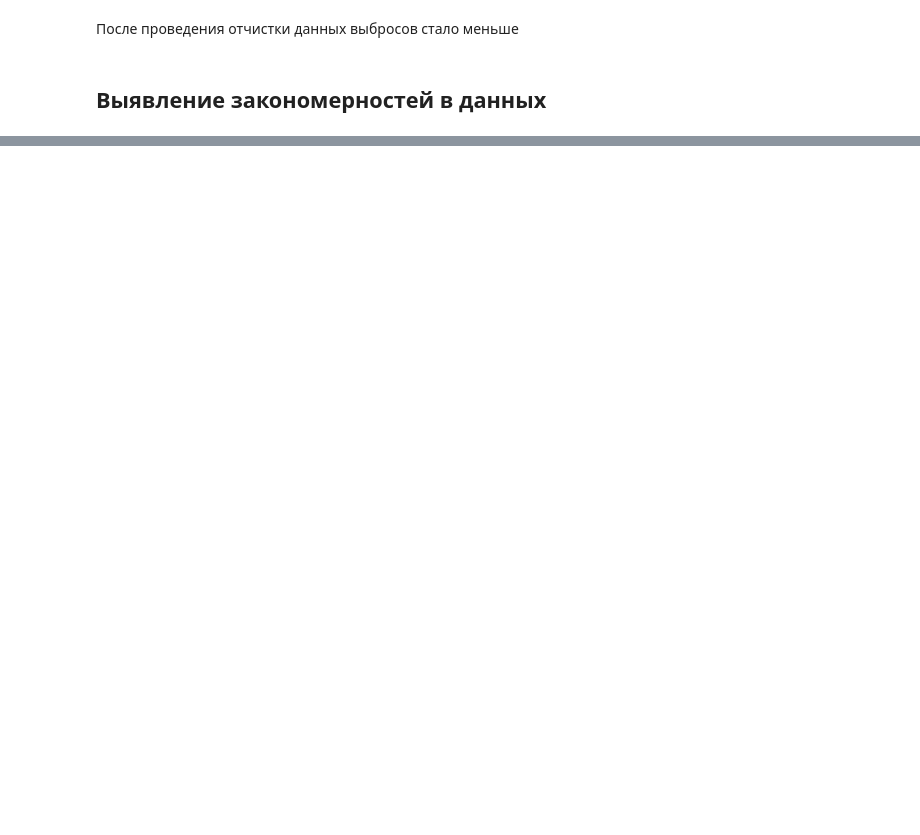
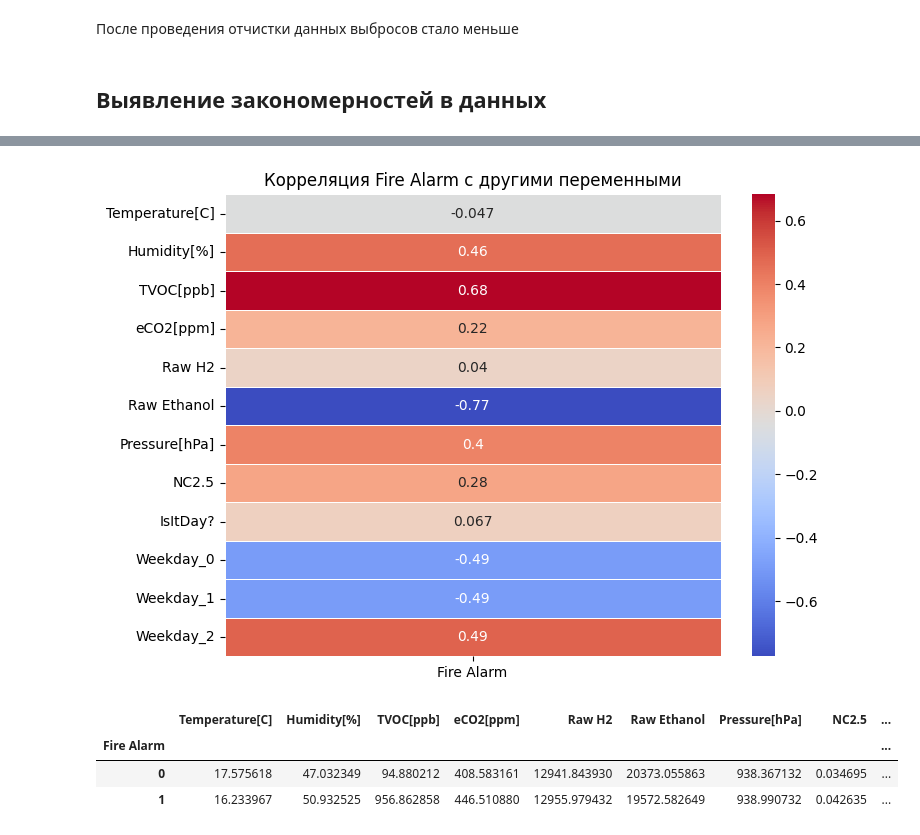
Before and after one commit to smnk-1/ML-studying, a Jupyter notebook: notebooks/SmokeDetectorEDA.ipynb, the cells around one changed output, grey strips where cells are left out. Saved outputs shown, nothing was run; the diff lists cells and outputs as text; code cells hidden in the pictures; blank space fills up the shorter version.

```diff
--- a/notebooks/SmokeDetectorEDA.ipynb
+++ b/notebooks/SmokeDetectorEDA.ipynb
@@ -266,0 +280,18 @@ plt.show()
+# %%
+data.drop(columns=['PM1.0', 'PM2.5', 'NC0.5', 'NC1.0'], inplace=True)
+# %%
+corr = data.corr()["Fire Alarm"].drop("Fire Alarm")
+
+plt.figure(figsize=(8, 6))
+sns.heatmap(corr.to_frame(), annot=True, cmap="coolwarm", linewidths=0.5)
+plt.title("Корреляция Fire Alarm с другими переменными")
+plt.show()
+# %% [output]
+[figure, added]
+# %%
+data.groupby("Fire Alarm").mean()
+# %% [output]
+|  | Temperature[C] | Humidity[%] | TVOC[ppb] | eCO2[ppm] | Raw H2 | Raw Ethanol | Pressure[hPa] | NC2.5 | ... |
+| Fire Alarm |  |  |  |  |  |  |  |  | ... |
+| 0 | 17.575618 | 47.032349 | 94.880212 | 408.583161 | 12941.843930 | 20373.055863 | 938.367132 | 0.034695 | ... |
+| 1 | 16.233967 | 50.932525 | 956.862858 | 446.510880 | 12955.979432 | 19572.582649 | 938.990732 | 0.042635 | ... |
```
Also changed, not shown: parts of 14 cells of this notebook.
